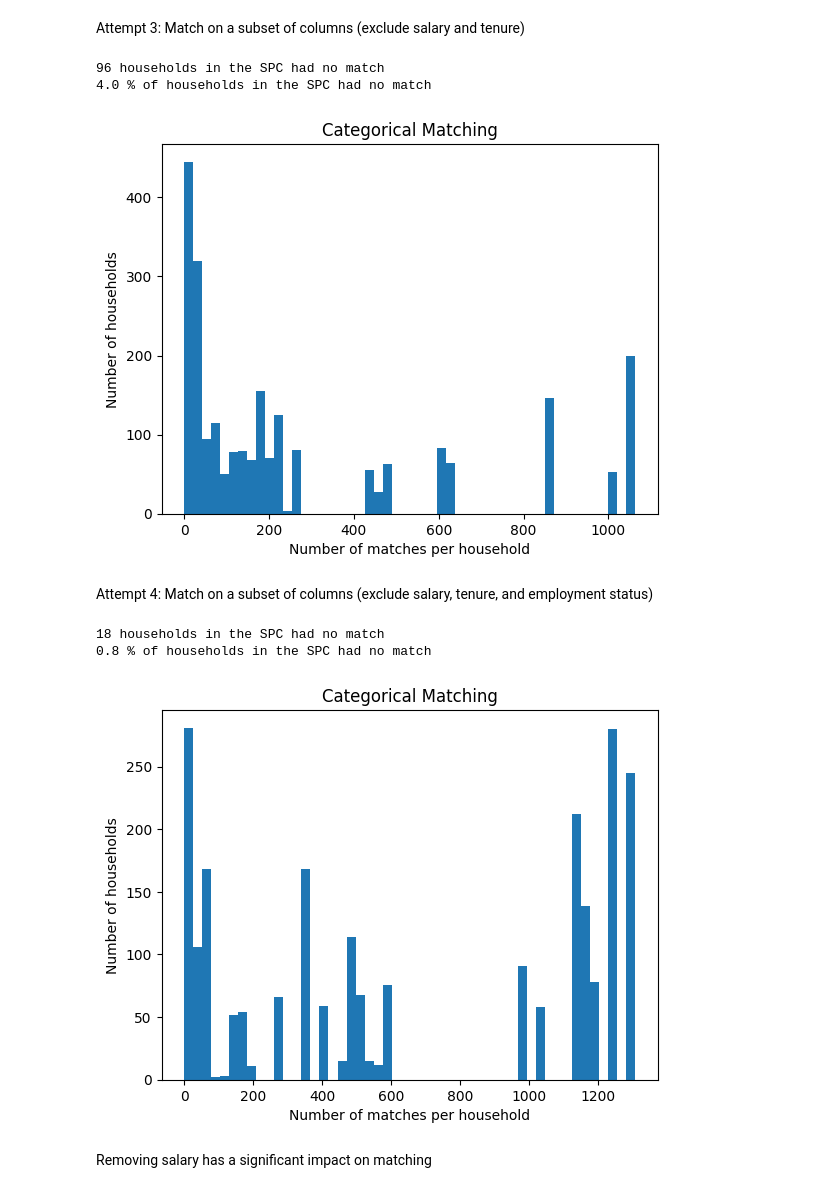
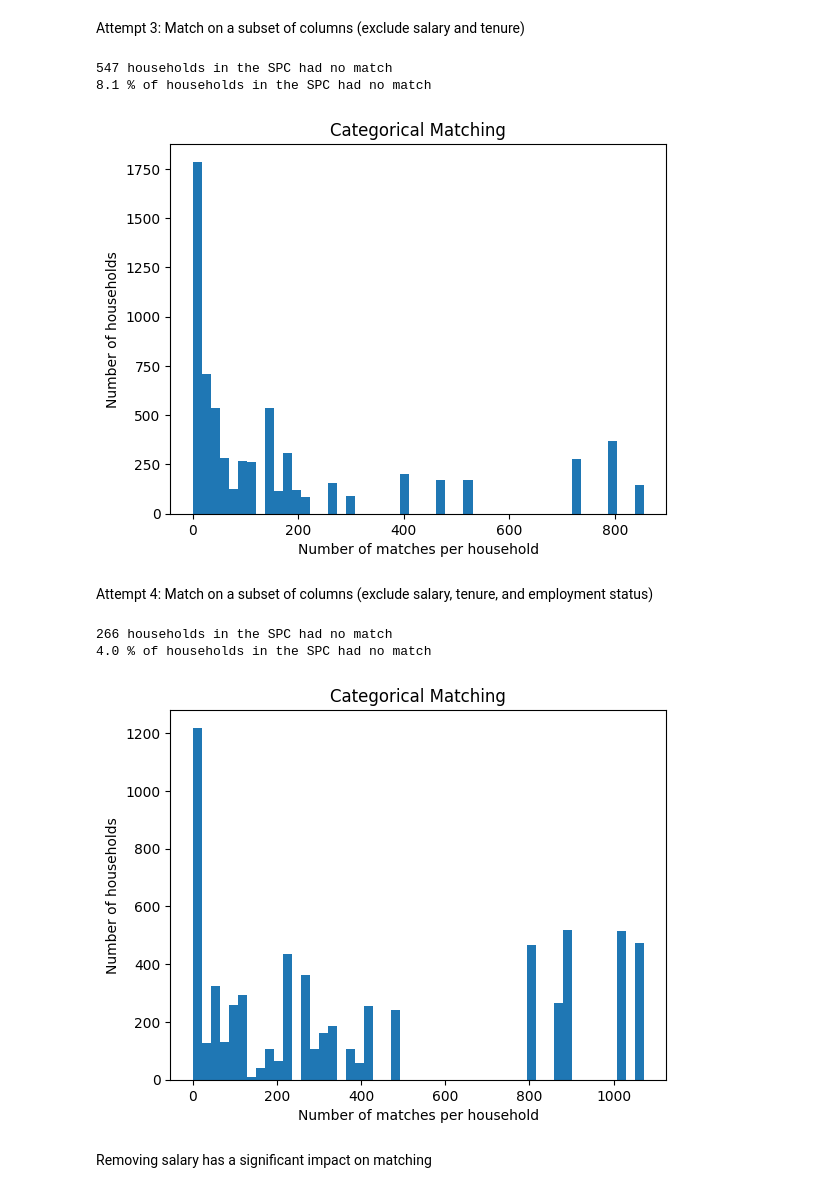
Before and after one commit to Urban-Analytics-Technology-Platform/acbm, a Jupyter notebook: notebooks/statistical_matching.ipynb, the cells around one changed output. Saved outputs shown, nothing was run; the diff lists cells and outputs as text; code cells hidden in the pictures.

Commit message:
household matching coverage

```diff
--- a/notebooks/statistical_matching.ipynb
+++ b/notebooks/statistical_matching.ipynb
@@ -586,0 +653,16 @@ plt.show()
+# %%
+# add the nts Settlement2011EW_B03ID and Settlement2011EW_B04ID columns to the spc
+spc_edited['Settlement2011EW_B03ID_spc'] = spc_edited['RUC11'].map(census_2011_to_nts_B03ID)
+spc_edited['Settlement2011EW_B04ID_spc'] = spc_edited['RUC11'].map(census_2011_to_nts_B04ID)
+spc_edited.head()
+
+# add the keys from nts_Settlement2011EW_B03ID and nts_Settlement2011EW_B04ID to the spc based on above mappings
+
+# reverse the dictionaries
+Settlement2011EW_B03ID_nts_rev = {v: k for k, v in Settlement2011EW_B03ID_nts_hh.items()}
+# map the values
+spc_edited['Settlement2011EW_B03ID_spc_CD'] = spc_edited['Settlement2011EW_B03ID_spc'].map(Settlement2011EW_B03ID_nts_rev).astype('int')
+
+Settlement2011EW_B04ID_nts_rev = {v: k for k, v in Settlement2011EW_B04ID_nts_hh.items()}
+spc_edited['Settlement2011EW_B04ID_spc_CD'] = spc_edited['Settlement2011EW_B04ID_spc'].map(Settlement2011EW_B04ID_nts_rev).astype('int')
+spc_edited.head()
@@ -714,7 +804,8 @@ spc_matching = spc_edited[[
     'hid',
     'salary_yearly_hh_cat', 'num_adults',
     'num_children', 'num_pension_age', 'pwkstat_NTS_match',
-    'num_cars', 'tenure_spc_for_matching']]
+    'num_cars', 'tenure_spc_for_matching',
+    'Settlement2011EW_B03ID_spc_CD', 'Settlement2011EW_B04ID_spc_CD']]
 
 # edit the df so that we have one row per hid
 spc_matching = spc_matching.drop_duplicates(subset='hid')
@@ -743,7 +830,8 @@ nts_matching = nts_households_filtered[[
     'HouseholdID','HHIncome2002_B02ID',
     'HHoldNumAdults', 'HHoldNumChildren', 'num_pension_age_nts',
     'HHoldEmploy_B01ID', 'NumCar_SPC_match',
-    'tenure_nts_for_matching']]
+    'tenure_nts_for_matching',
+    'Settlement2011EW_B03ID', 'Settlement2011EW_B04ID']]
 
 nts_matching.head(10)
 # %% [output]
@@ -762,7 +850,8 @@ nts_matching.head(10)
 Dictionary of matching columns. We extract column names from this dictioary when matching on a subset of the columns
 # %%
 # column_names (keys) for the dictionary
-matching_ids = ['household_id', 'yearly_income', 'number_adults', 'number_children', 'num_pension_age', 'employment_status', 'number_cars', 'tenure_status']
+matching_ids = ['household_id', 'yearly_income', 'number_adults', 'number_children', 'num_pension_age',
+                'employment_status', 'number_cars', 'tenure_status', 'rural_urban_2_categories', 'rural_urban_4_categories']
 
 # i want the value to be a list with spc_matching and nts_matching
 matching_dfs_dict = {column_name: [spc_value, nts_value] for column_name, spc_value, nts_value in zip(matching_ids, spc_matching, nts_matching)}
@@ -849,7 +1001,8 @@ Attempt 3: Match on a subset of columns (exclude salary and tenure)
 # %%
 
 # columns for matching
-keys = ['number_adults', 'number_children', 'num_pension_age', 'employment_status', 'number_cars']
+keys = ['number_adults', 'number_children', 'num_pension_age', 'employment_status',
+        'number_cars', 'rural_urban_2_categories']
 # extract equivalent column names from dictionary
 spc_cols = [matching_dfs_dict[key][0] for key in keys]
 nts_cols = [matching_dfs_dict[key][1] for key in keys]
@@ -876,44 +1029,44 @@ plt.title('Categorical Matching')
 print(spc_nts_3_hist[spc_nts_3_hist['count'] == 0].shape[0], "households in the SPC had no match")
 print(round((spc_nts_3_hist[spc_nts_3_hist['count'] == 0].shape[0] / spc_matching['hid'].unique().shape[0]) * 100, 1), "% of households in the SPC had no match")
 # %% [output]
-96 households in the SPC had no match
-4.0 % of households in the SPC had no match
+547 households in the SPC had no match
+8.1 % of households in the SPC had no match
-[figure, old version]
+[figure, new version]
 # %% [markdown]
 Attempt 4: Match on a subset of columns (exclude salary, tenure, and employment status)
 # %%
 
 # columns for matching
-keys = ['number_adults', 'number_children', 'num_pension_age', 'number_cars']
+keys = ['number_adults', 'number_children', 'num_pension_age', 'number_cars', 'rural_urban_2_categories']
 # extract equivalent column names from dictionary
 spc_cols = [matching_dfs_dict[key][0] for key in keys]
 nts_cols = [matching_dfs_dict[key][1] for key in keys]
 
 # matc
 spc_nts_4 = spc_matching.merge(nts_matching,
                                left_on= spc_cols,
                                right_on= nts_cols,
                                how = 'left')
 
 # Calculate how many rows from nts_matching are matched onto each hid in spc_matching,
 spc_nts_4['count'] = spc_nts_4.groupby('hid')['HouseholdID'].transform('count')
 
 spc_nts_4_hist = spc_nts_4.drop_duplicates(subset='hid')
 
 
 # plot a histogram of the counts and label the axis and title
 plt.hist(spc_nts_4_hist['count'], bins=50)
 plt.xlabel('Number of matches per household')
 plt.ylabel('Number of households')
 plt.title('Categorical Matching')
 
 
 print(spc_nts_4_hist[spc_nts_4_hist['count'] == 0].shape[0], "households in the SPC had no match")
 print(round((spc_nts_4_hist[spc_nts_4_hist['count'] == 0].shape[0] / spc_matching['hid'].unique().shape[0]) * 100, 1), "% of households in the SPC had no match")
 # %% [output]
-18 households in the SPC had no match
-0.8 % of households in the SPC had no match
+266 households in the SPC had no match
+4.0 % of households in the SPC had no match
-[figure, old version]
+[figure, new version]
 # %% [markdown]
 Removing salary has a significant impact on matching
 # %%
```
Also changed, not shown: parts of 19 cells of this notebook, 2 other files.
